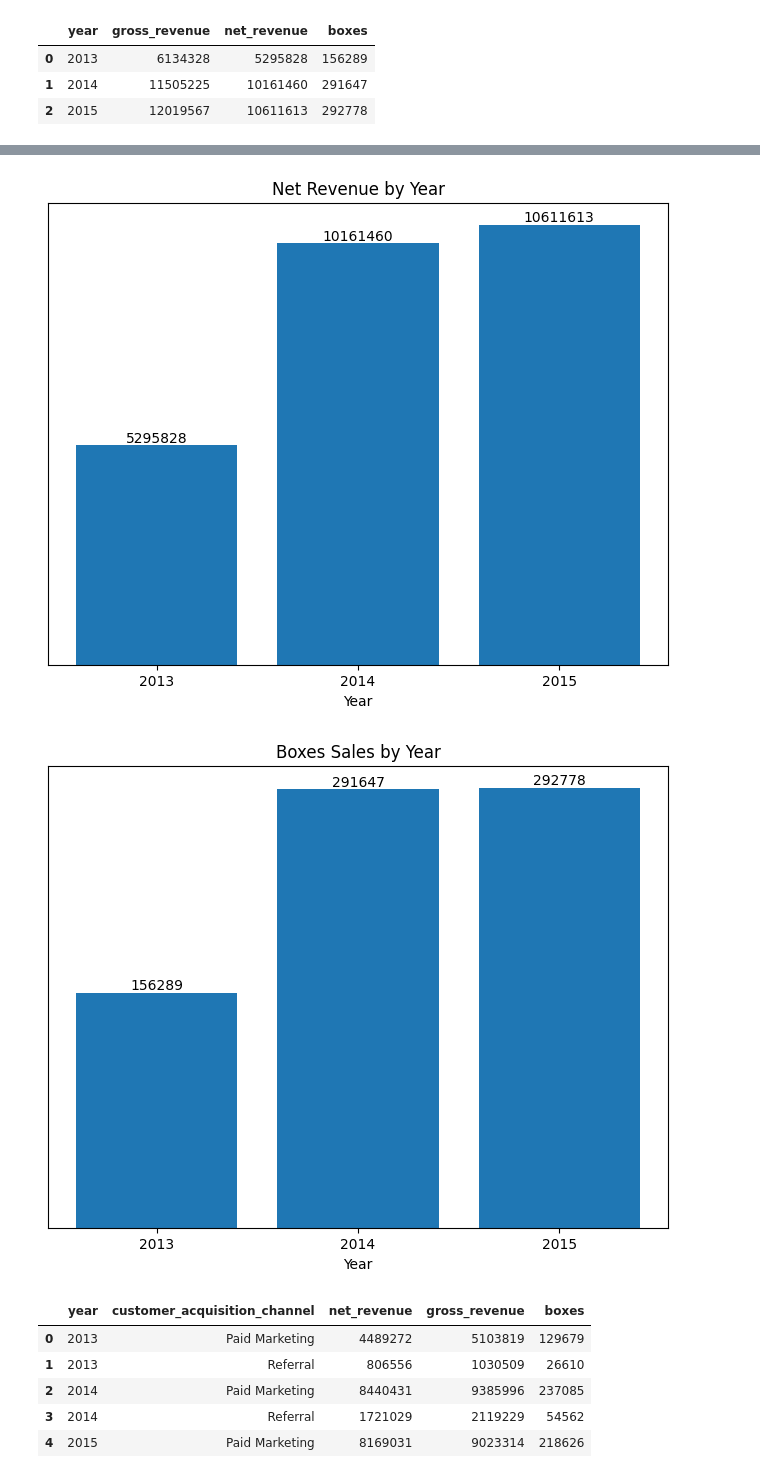
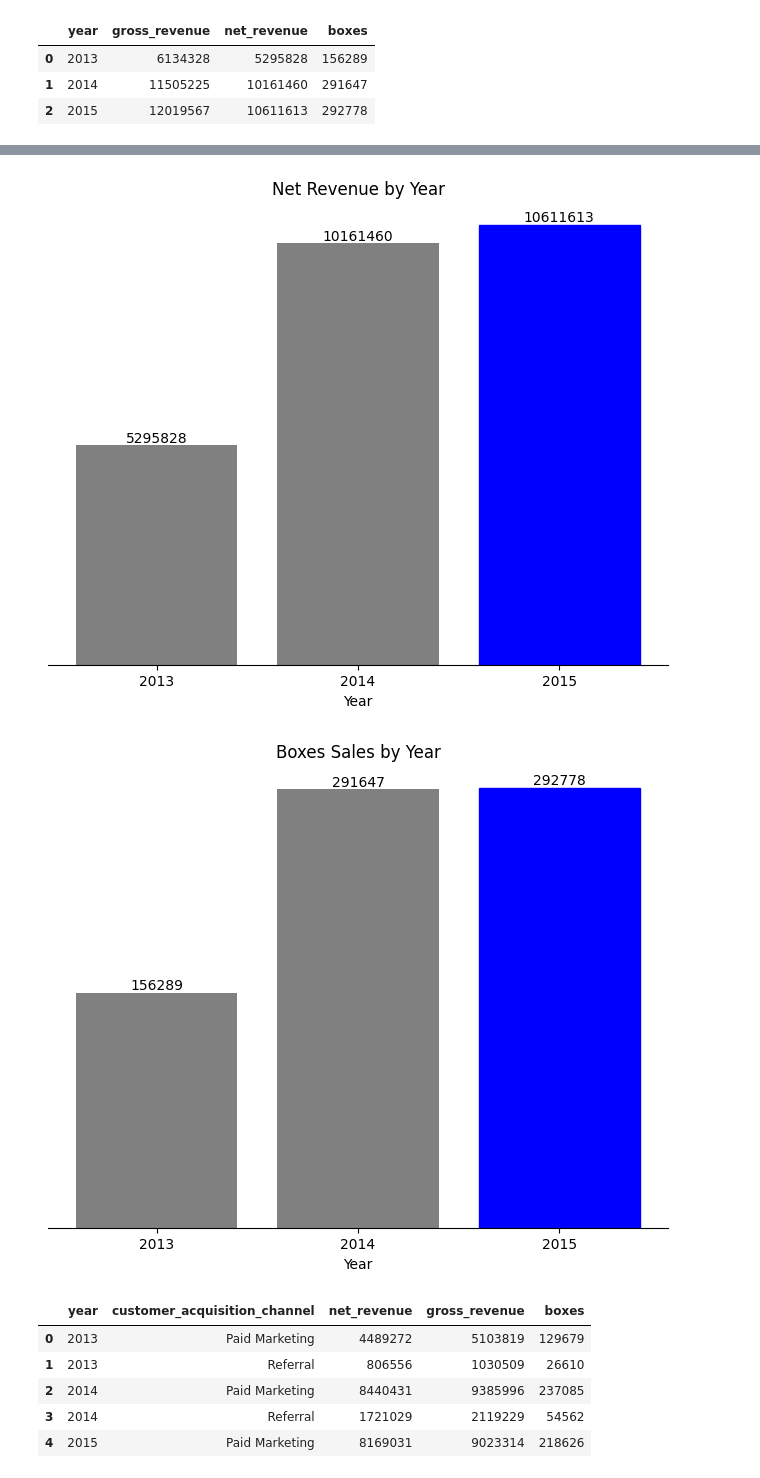
Before and after one commit to FabiBarbos/Churn, a Jupyter notebook: Olá,_este_é_o_Colaboratory.ipynb, the cells around one changed output, grey strips where cells are left out. Cells and saved outputs as stored; diff of their text form; code cells hidden in the pictures.

```diff
--- a/Olá,_este_é_o_Colaboratory.ipynb
+++ b/Olá,_este_é_o_Colaboratory.ipynb
@@ -88,7 +88,8 @@ labels = ['Gross Revenue', 'Net Revenue', 'Boxes Sales']
 # Criar um gráfico separado para cada métrica
 for metric, label in zip(metrics, labels):
     plt.figure(figsize=(8, 6))
-    bars = plt.bar(range(len(years)), results[metric])
+    bars = plt.bar(range(len(years)), results[metric], color='grey')
+    bars[-1].set_color('blue')
     plt.xticks(range(len(years)), years)  # Definir os anos como os rótulos no eixo x
     plt.xlabel('Year')
     plt.title(f'{label} by Year')
@@ -100,5 +101,11 @@ for metric, label in zip(metrics, labels):
         plt.text(bar.get_x() + bar.get_width() / 2, height,
                  str(int(height)), ha='center', va='bottom')
 
+    # Remover bordas superior, direita e esquerda
+    ax = plt.gca()
+    ax.spines['top'].set_visible(False)
+    ax.spines['right'].set_visible(False)
+    ax.spines['left'].set_visible(False)
+
     plt.show()
 # %% [output]
@@ -106,5 +113,5 @@ for metric, label in zip(metrics, labels):
-[figure, old version]
+[figure, new version]
-[figure, old version]
+[figure, new version]
 # %%
 # Agrupar os dados por "year" e "customer_acquisition_channel" e calcular as somas
 grouped_year_channel = df.groupby(['year', 'customer_acquisition_channel']).agg({
```
Also changed, not shown: parts of 20 cells of this notebook.
